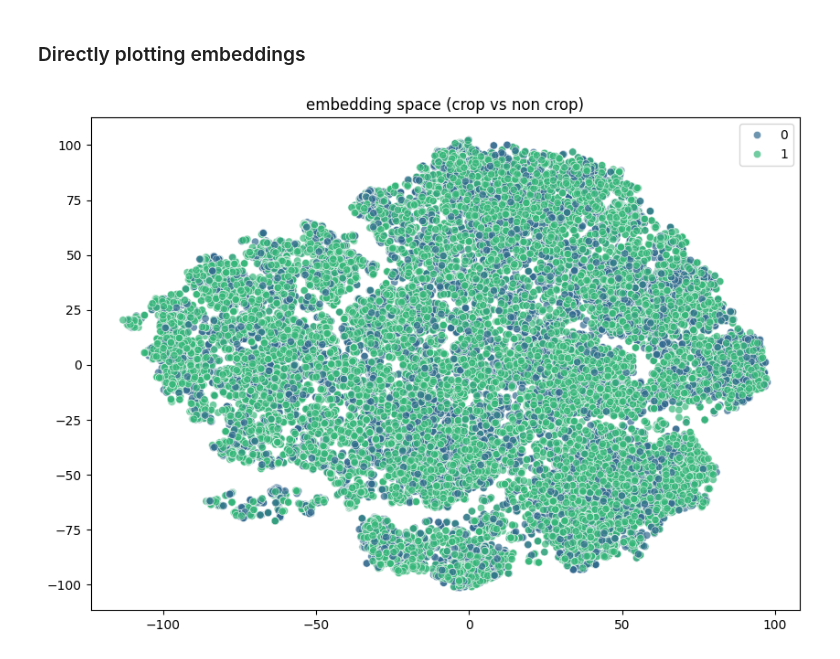
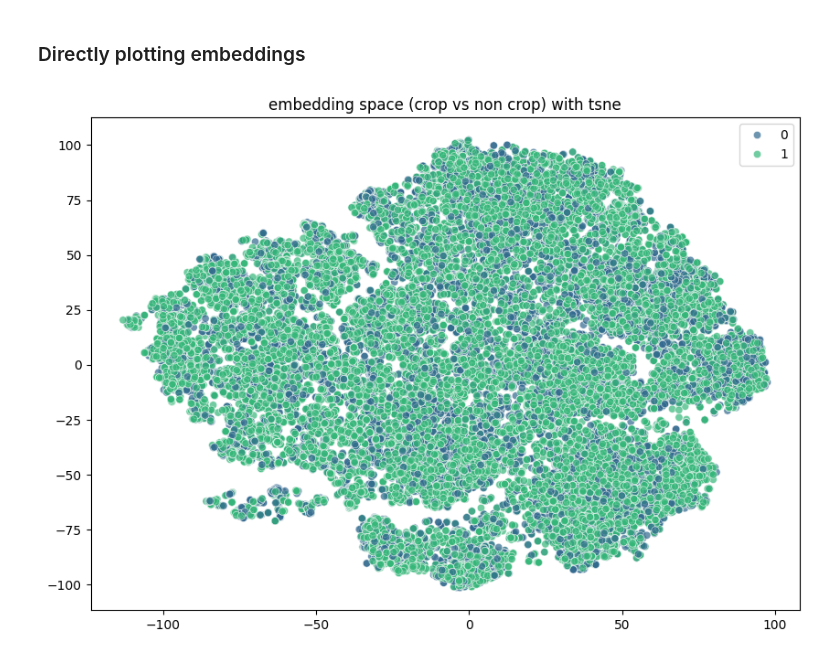
Before and after one commit to beatrizbsperes/embeddings_in_TorchGeo, a Jupyter notebook: embeddings.ipynb, the cells around one changed output. Cells and saved outputs as stored; diff of their text form; code cells hidden in the pictures.

```diff
--- a/embeddings.ipynb
+++ b/embeddings.ipynb
@@ -432,7 +423,7 @@ Files saved successfully!
 # %%
 # load the embeddings in case you dont want to run the model again
-x = np.load(f'{OUTPUT_FOLDER}x-{DATASET_NAME}-{WEIGHTS}-flaten_vs_pool.npy')
-y = np.load(f'{OUTPUT_FOLDER}y-{DATASET_NAME}-{WEIGHTS}-flaten_vs_pool.npy')
+x = np.load(f'{OUTPUT_FOLDER}x-{DATASET_NAME}-{WEIGHTS}-normal_architecture.npy')
+y = np.load(f'{OUTPUT_FOLDER}y-{DATASET_NAME}-{WEIGHTS}-normal_architecture.npy')
 
 print("Files loaded successfully!")
 # %% [output]
@@ -648,13 +657,13 @@ Test Accuracy: 0.552
 # %%
 from sklearn.manifold import TSNE
 import seaborn as sns
 
 tsne = TSNE(n_components=2, random_state=RANDOM_STATE)
 x_tsne = tsne.fit_transform(x)
 
 plt.figure(figsize=(10, 7))
 sns.scatterplot(x=x_tsne[:,0], y=x_tsne[:,1], hue=y, palette='viridis', alpha=0.7)
-plt.title("embedding space (crop vs non crop)")
+plt.title("embedding space (crop vs non crop) with tsne")
 plt.show()
 # %% [output]
-[figure, old version]
+[figure, new version]
```
Also changed, not shown: parts of 10 cells of this notebook.
